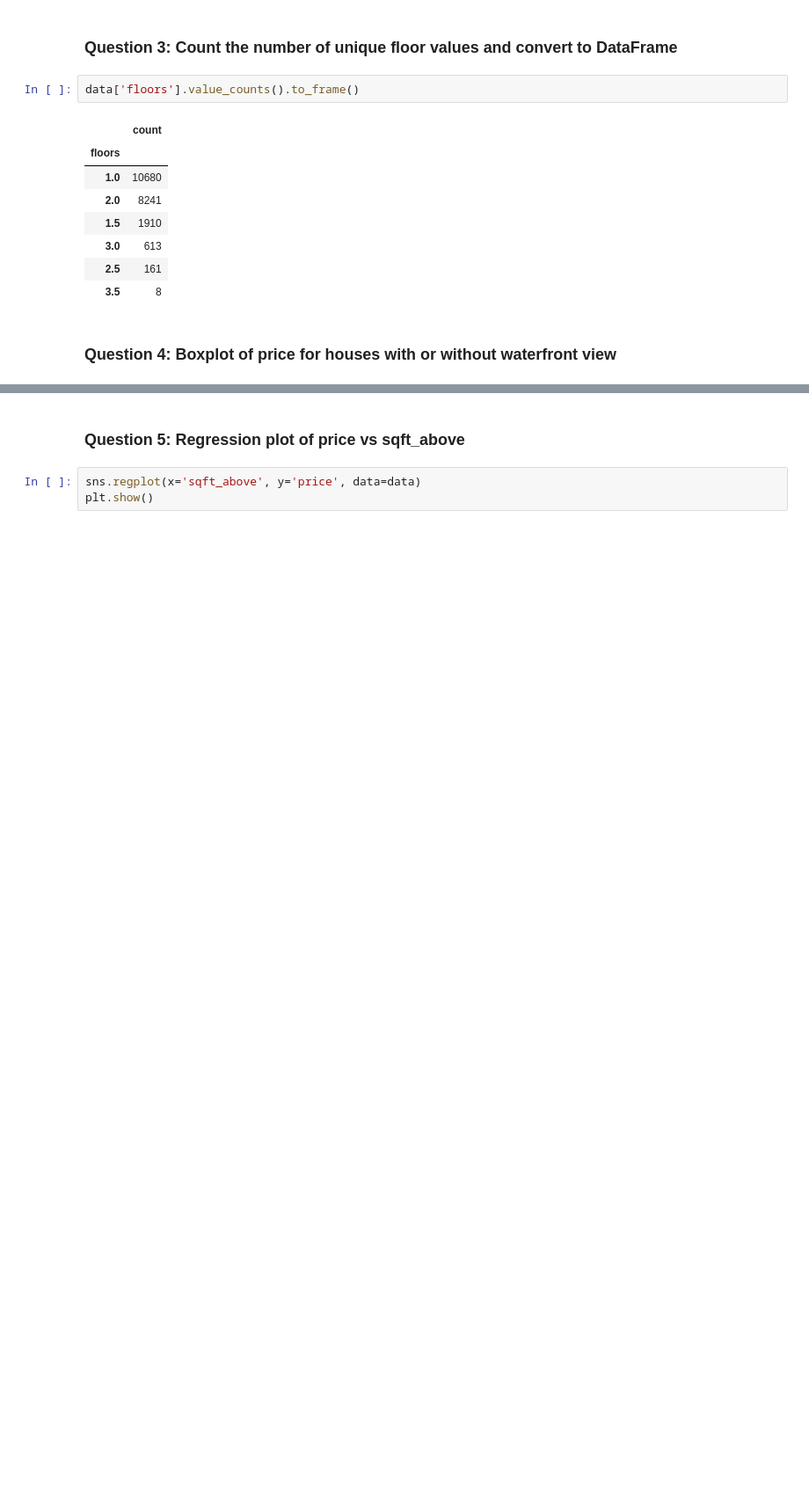
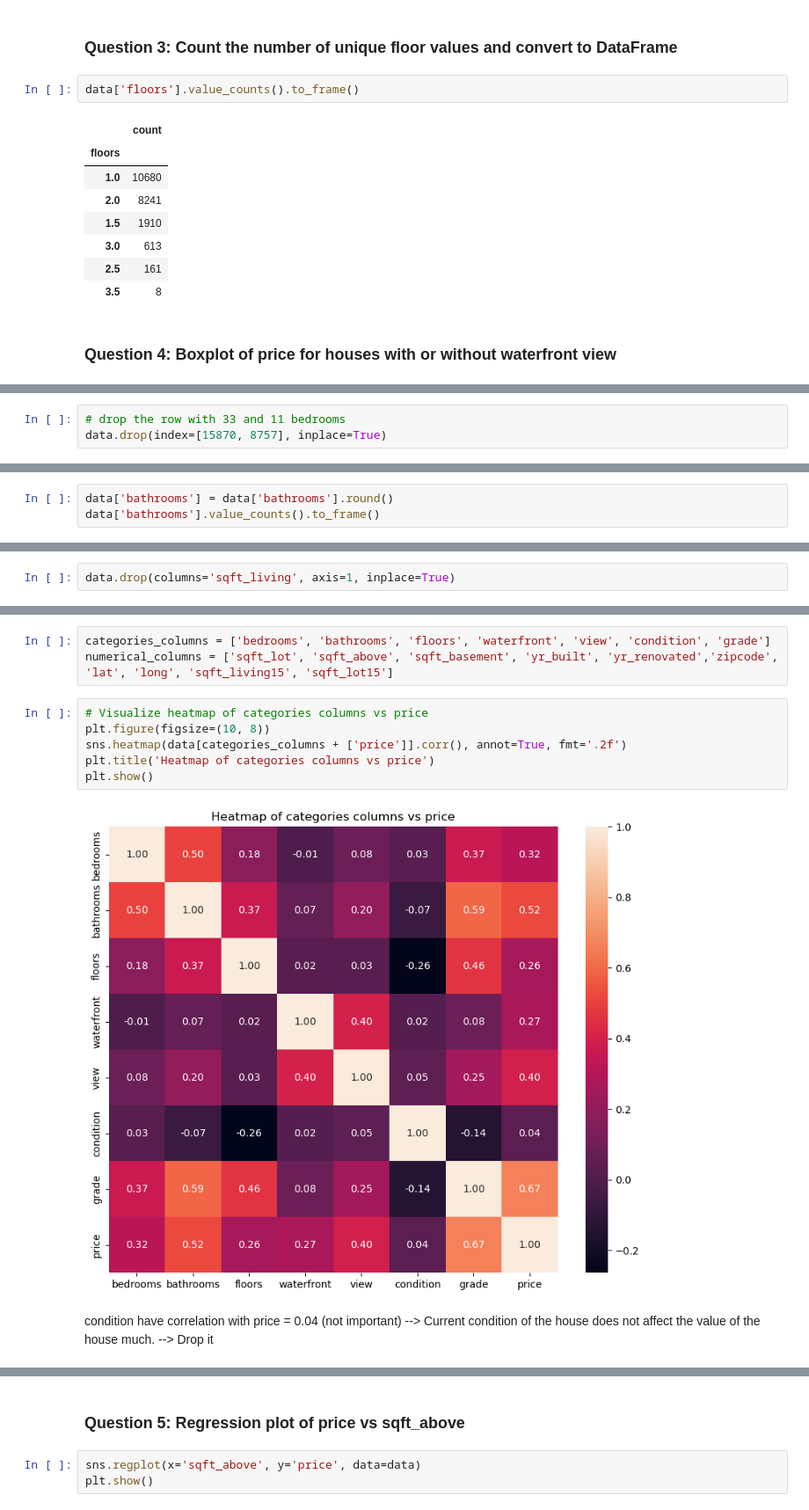
Before and after one commit to Keithsel/DAP301m-code, a Jupyter notebook: Lab_1/Lab_1.ipynb, the cells around one changed output, grey strips where cells are left out. Shown: that part at 88% size. Saved outputs shown, nothing was run; the diff lists cells and outputs as text; blank space fills up the shorter version.

```diff
--- a/Lab_1/Lab_1.ipynb
+++ b/Lab_1/Lab_1.ipynb
@@ -68,0 +170,3 @@ plt.show()
+# %%
+# drop the row with 33 and 11 bedrooms
+data.drop(index=[15870, 8757], inplace=True)
@@ -68,0 +213,3 @@ plt.show()
+# %%
+data['bathrooms'] = data['bathrooms'].round()
+data['bathrooms'].value_counts().to_frame()
@@ -68,0 +254,2 @@ plt.show()
+# %%
+data.drop(columns='sqft_living', axis=1, inplace=True)
@@ -68,0 +266,14 @@ plt.show()
+# %%
+categories_columns = ['bedrooms', 'bathrooms', 'floors', 'waterfront', 'view', 'condition', 'grade']
+numerical_columns = ['sqft_lot', 'sqft_above', 'sqft_basement', 'yr_built', 'yr_renovated','zipcode', 'lat', 'long', 'sqft_living15', 'sqft_lot15']
+# %%
+# Visualize heatmap of categories columns vs price
+plt.figure(figsize=(10, 8))
+sns.heatmap(data[categories_columns + ['price']].corr(), annot=True, fmt='.2f')
+plt.title('Heatmap of categories columns vs price')
+plt.show()
+# %% [output]
+[figure, added]
+# %% [markdown]
+condition have correlation with price = 0.04 (not important) --> Current condition of the house does not affect the value of the house much.
+--> Drop it
```
Also changed, not shown: parts of 50 cells of this notebook, 1 other file.
